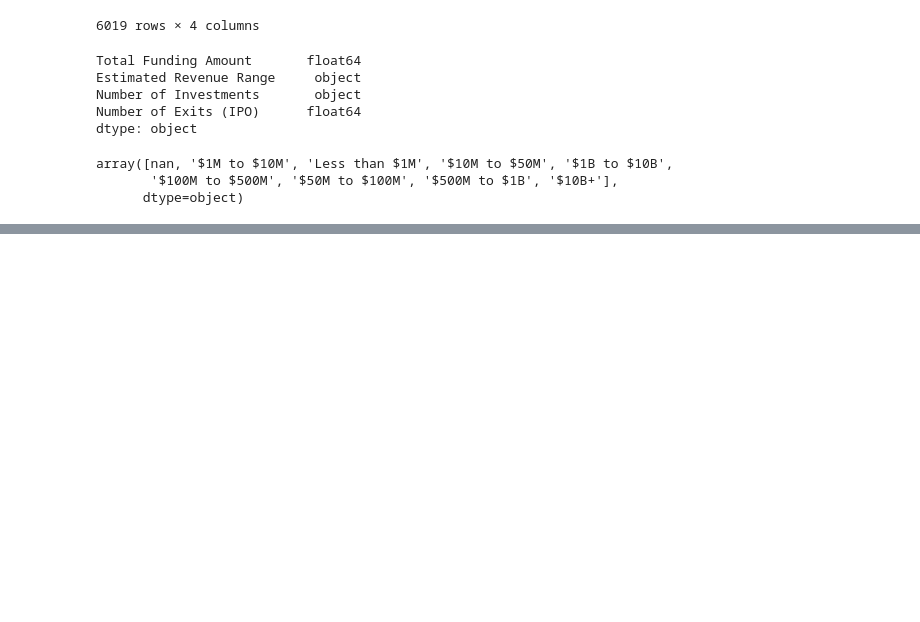
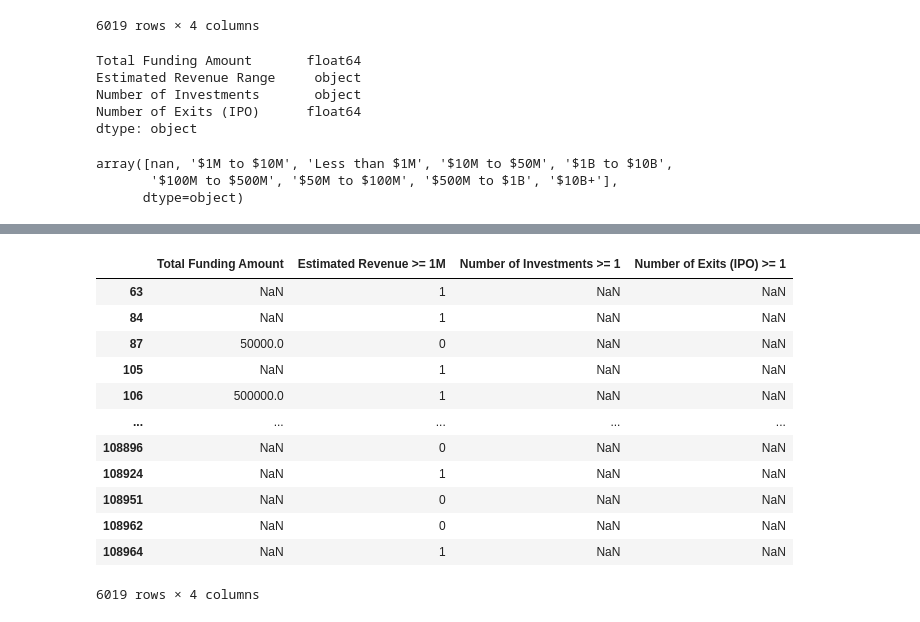
Before and after one commit to ShermeenV/Gender-Bias-in-Venture-Capital-Funding, a Jupyter notebook: Gender Bias VC Funding - Cleaning and Modeling.ipynb, the cells around one changed output, grey strips where cells are left out. Saved outputs shown, nothing was run; the diff lists cells and outputs as text; code cells hidden in the pictures; blank space fills up the shorter version.

```diff
--- a/Gender Bias VC Funding - Cleaning and Modeling.ipynb
+++ b/Gender Bias VC Funding - Cleaning and Modeling.ipynb
@@ -106,0 +145,21 @@ array([nan, '$1M to $10M', 'Less than $1M', '$10M to $50M', '$1B to $10B',
+# %%
+## Changing Estimated Revenue column to binary.
+## 1 is >=1, 0 otherwise
+
+df_women.loc[(df_women['Estimated Revenue >= 1M'] == 'Less than $1M'),'Estimated Revenue >= 1M']=0
+df_women.loc[~(df_women['Estimated Revenue >= 1M'] == 0),'Estimated Revenue >= 1M']=1
+df_women
+# %% [output]
+|  | Total Funding Amount | Estimated Revenue >= 1M | Number of Investments >= 1 | Number of Exits (IPO) >= 1 |
+| 63 | NaN | 1 | NaN | NaN |
+| 84 | NaN | 1 | NaN | NaN |
+| 87 | 50000.0 | 0 | NaN | NaN |
+| 105 | NaN | 1 | NaN | NaN |
+| 106 | 500000.0 | 1 | NaN | NaN |
+| ... | ... | ... | ... | ... |
+| 108896 | NaN | 0 | NaN | NaN |
+| 108924 | NaN | 1 | NaN | NaN |
+| 108951 | NaN | 0 | NaN | NaN |
+| 108962 | NaN | 0 | NaN | NaN |
+| 108964 | NaN | 1 | NaN | NaN |
+6019 rows × 4 columns
```
Also changed, not shown: parts of 4 cells of this notebook.
